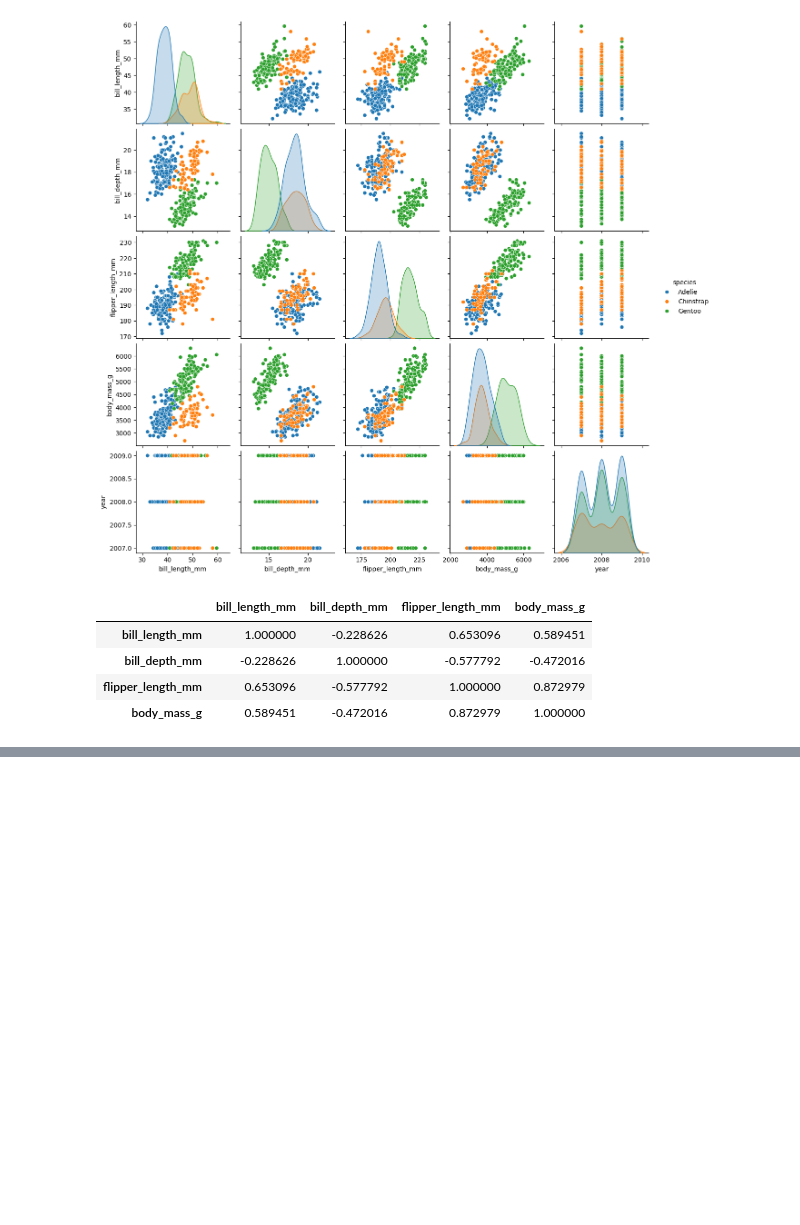
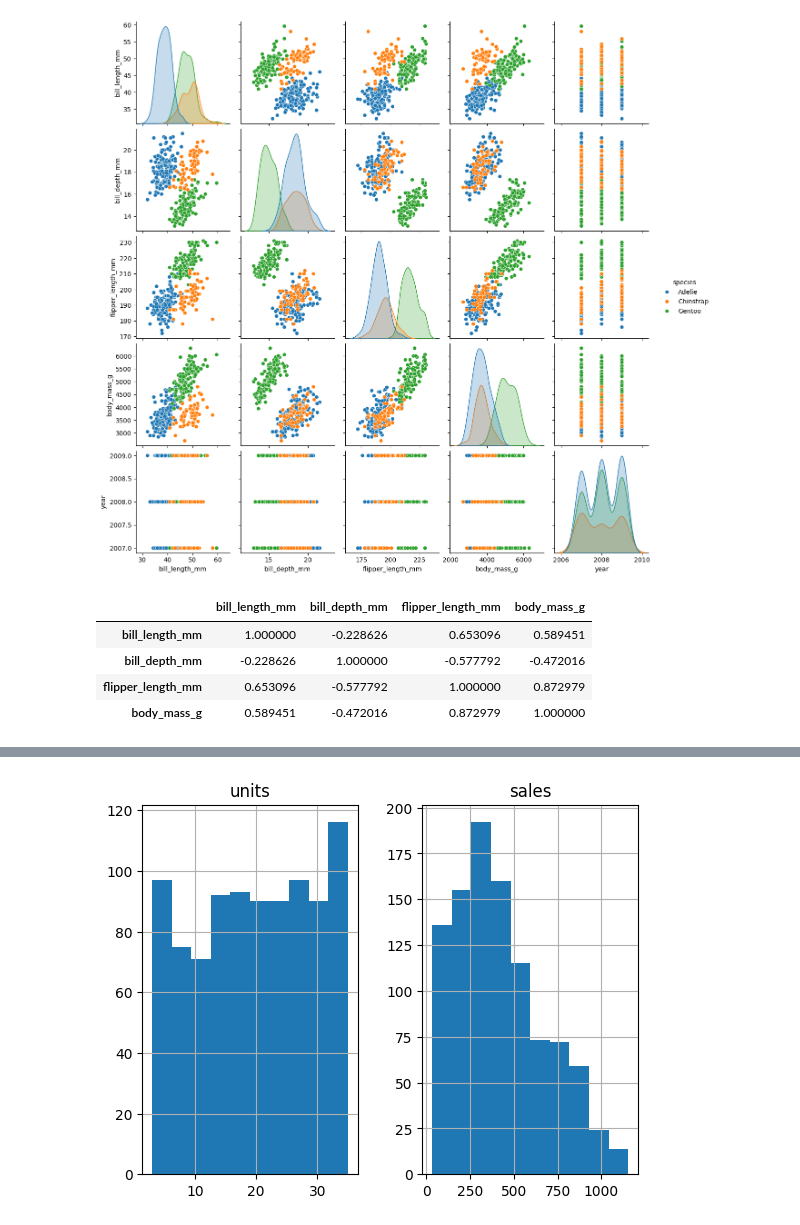
Before and after one commit to SantigoTP/clases_4geeks, a Jupyter notebook: notebooks/04_descriptive_statistics.ipynb, the cells around one changed output, grey strips where cells are left out. Saved outputs shown, nothing was run; the diff lists cells and outputs as text; code cells hidden in the pictures; blank space fills up the shorter version.

```diff
--- a/notebooks/04_descriptive_statistics.ipynb
+++ b/notebooks/04_descriptive_statistics.ipynb
@@ -153,0 +162,6 @@ fig.show()
+# %%
+# Step 1 Load data.
+
+url = 'https://github.com/datagy/mediumdata/raw/master/sample_pivot.xlsx'
+df_raw = pd.read_excel(url)
+df_raw.info()
@@ -153,0 +195,15 @@ fig.show()
+# %%
+#Step 2 Preprocessing
+
+df_baking = df_raw.copy()
+
+df_baking.columns = df_baking.columns.str.lower() #Cambiar a minusculas el nombre de las columnas
+
+df_baking["region"] = df_baking["region"].astype("category")
+df_baking["type"] = df_baking["type"].astype("category")
+df_baking["units"] = df_baking["units"].astype("int", errors = "ignore")
+df_baking["sales"] = df_baking["sales"].astype("float")
+df_baking = df_baking.set_index('date')
+
+df = df_baking.copy()
+df.info()
@@ -153,0 +234,5 @@ fig.show()
+# %%
+df.select_dtypes('number').hist()
+plt.show()
+# %% [output]
+[figure, added]
```
Also changed, not shown: parts of 14 cells of this notebook.
